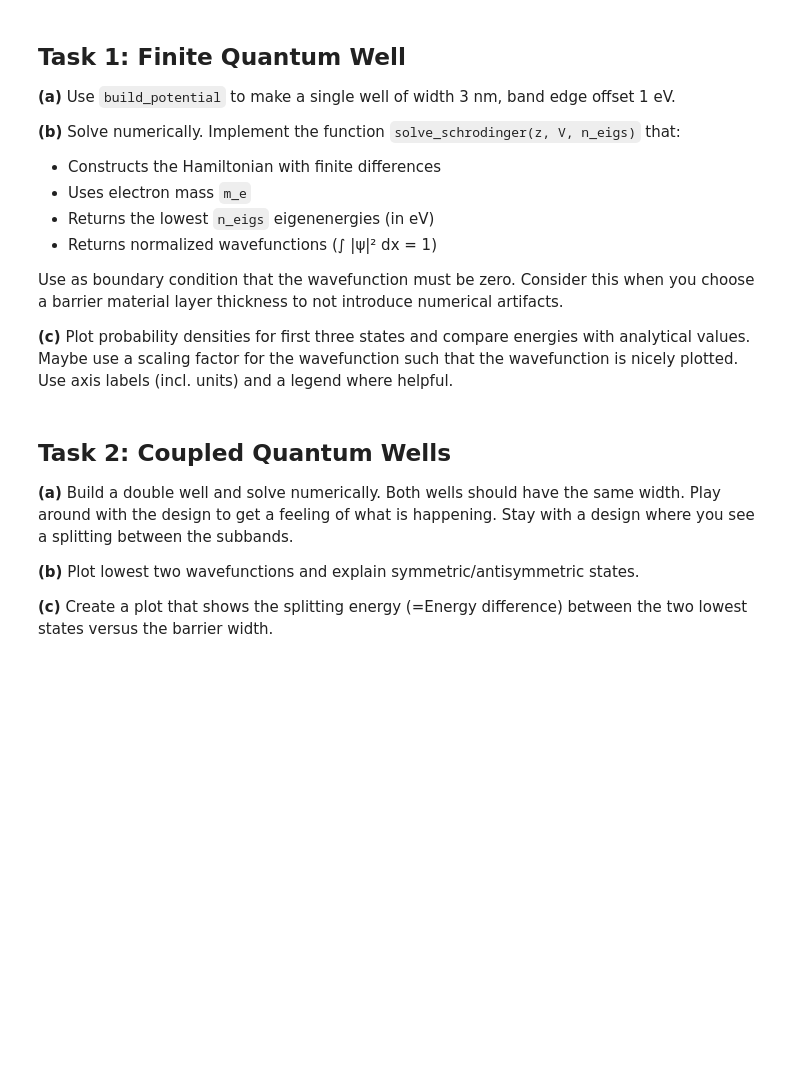
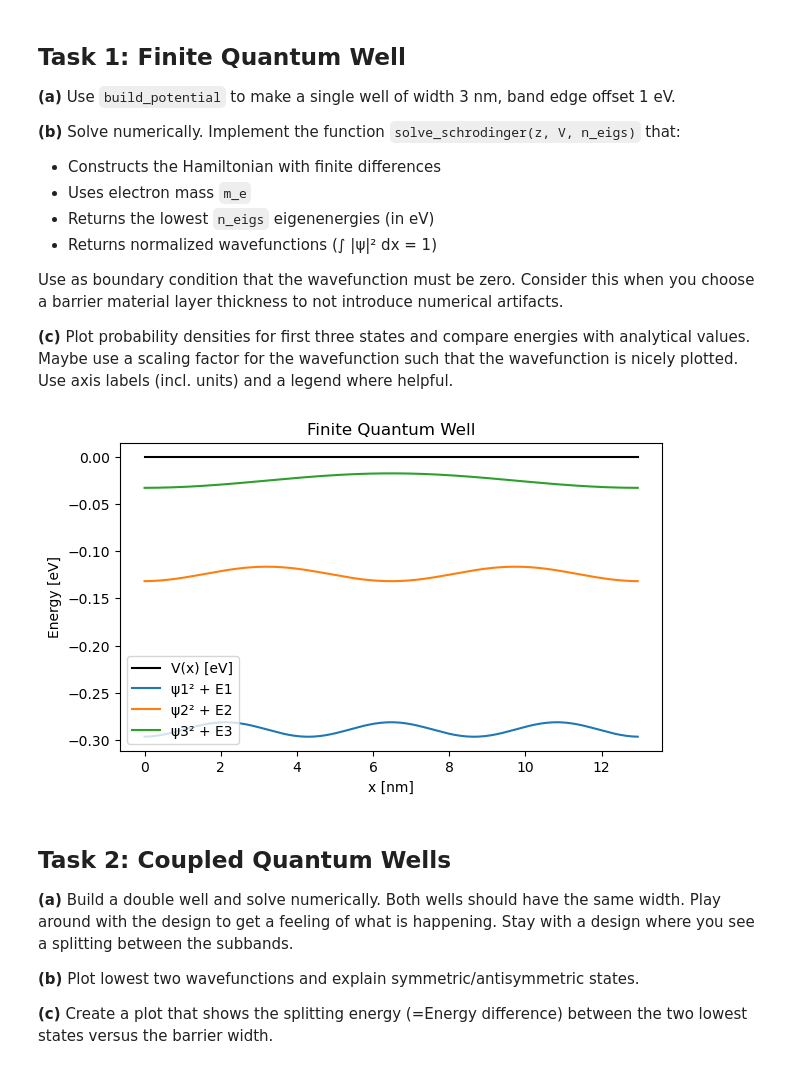
Before and after one commit to tbatb/quantum-tech-devices, a Jupyter notebook: homework1/homework_1.ipynb, the cells around one changed output. Saved outputs shown, nothing was run; the diff lists cells and outputs as text; code cells hidden in the pictures; blank space fills up the shorter version.

```diff
--- a/homework1/homework_1.ipynb
+++ b/homework1/homework_1.ipynb
@@ -51,11 +57,38 @@ def build_potential(layers, dz_nm=0.05):
 Use as boundary condition that the wavefunction must be zero. Consider this when you choose a barrier material layer thickness to not introduce numerical artifacts.
 
 **(c)** Plot probability densities for first three states and compare energies with analytical values. Maybe use a scaling factor for the wavefunction such that the wavefunction is nicely plotted. Use axis labels (incl. units) and a legend where helpful.
-# %%
-def solve_schrodinger(x, V, n_eigs=5):
-    #Do some calculations
-
-    return # put return values here
+# %%
+# Task 1: Finite Quantum Well
+def solve_schrodinger(x, V, n_eigs=5, m_eff=0.067):
+    """Solve 1D Schrödinger equation with finite difference (eV, m)."""
+    hbar = const.hbar
+    e = const.e
+    dx = x[1] - x[0]
+    Nx = len(x)
+    diag_main = np.ones(Nx) * 2.0
+    diag_off = np.ones(Nx - 1) * -1.0
+    T = diags([diag_off, diag_main, diag_off], [-1, 0, 1]) * (-hbar**2 / (2 * m_eff * const.m_e * dx**2) / e)
+    H = T + diags(V, 0)
+    vals, vecs = eigsh(H, k=n_eigs, which="SM")
+    return vals, vecs
+
+# Task 1a: Single finite well
+layers_single = [(5.0, 0.0), (3.0, -1.0), (5.0, 0.0)]
+x, V = build_potential(layers_single)
+E, psi = solve_schrodinger(x, V, n_eigs=3)
+
+# Normalize and plot
+plt.figure(figsize=(7, 4))
+plt.plot(x * 1e9, V, "k", label="V(x) [eV]")
+for i in range(3):
+    plt.plot(x * 1e9, psi[:, i]**2 * 2 + E[i], label=f"ψ{i+1}² + E{i+1}")
+plt.legend()
+plt.xlabel("x [nm]")
+plt.ylabel("Energy [eV]")
+plt.title("Finite Quantum Well")
+plt.show()
+# %% [output]
+[figure, added]
 # %% [markdown]
 ## Task 2: Coupled Quantum Wells
 **(a)** Build a double well and solve numerically. Both wells should have the same width. Play around with the design to get a feeling of what is happening. Stay with a design where you see a splitting between the subbands.
```
Also changed, not shown: parts of 3 cells of this notebook.
